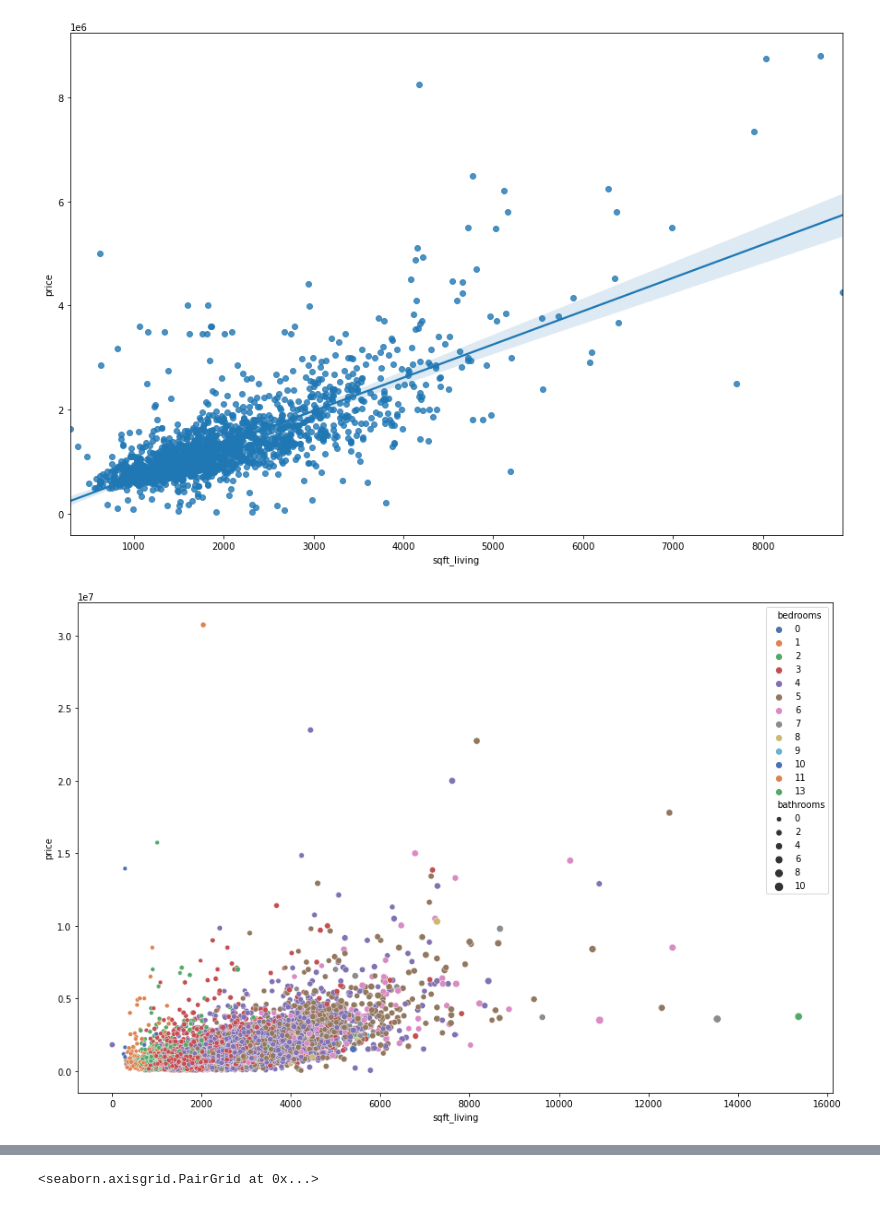
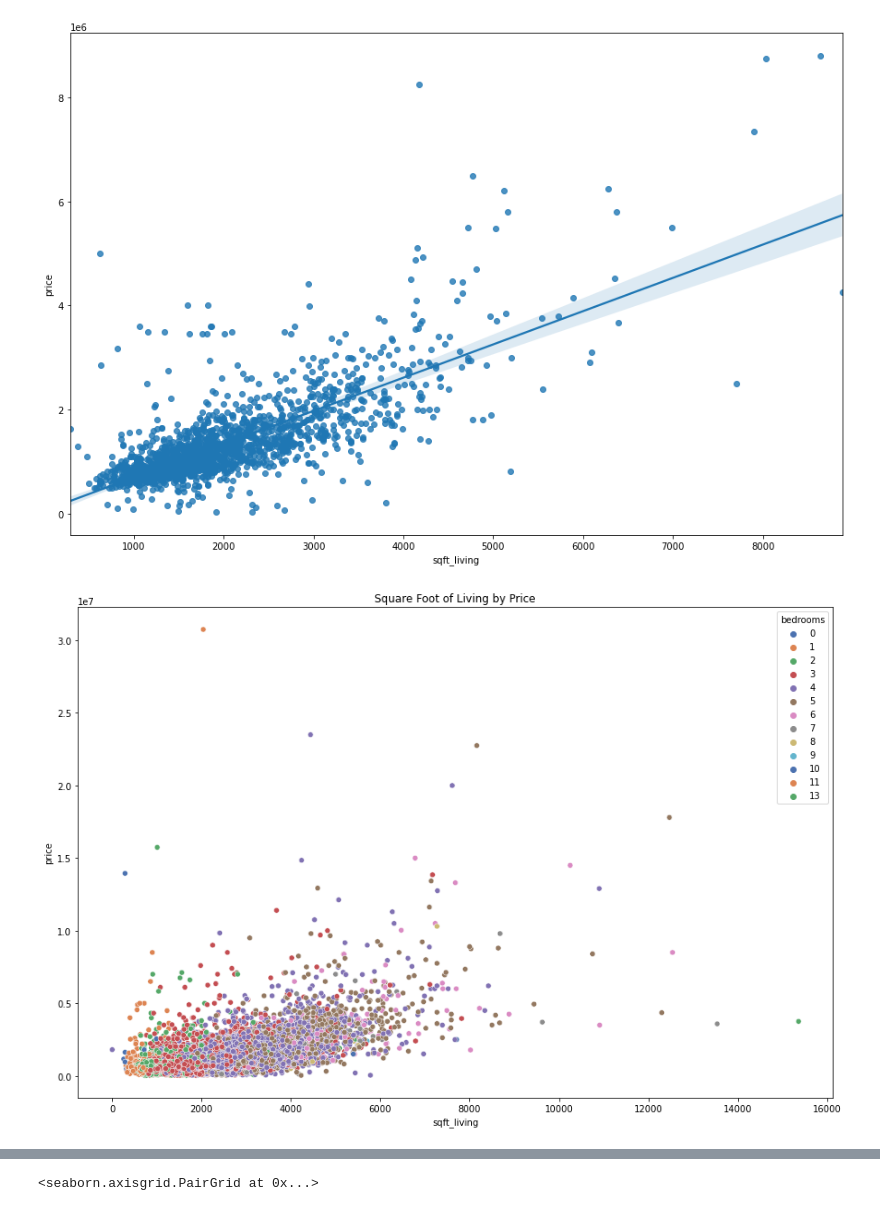
Before and after one commit to ewestrich/King-County-House-Sales, a Jupyter notebook: Daniel/project 2 .ipynb, the cells around one changed output, grey strips where cells are left out. Saved outputs shown, nothing was run; the diff lists cells and outputs as text; code cells hidden in the pictures.

```diff
--- a/Daniel/project 2 .ipynb
+++ b/Daniel/project 2 .ipynb
@@ -104,16 +108,17 @@ sns.regplot(x = x, y = y,  ax=ax);
 # %%
 #plotting the relationship of sqft of living vs price with bedrooms and bathrooms as other factors
 fig, ax = plt.subplots(figsize = (15,10))
 
 x = realkcdf['sqft_living']
 y = realkcdf['price']
 hue = realkcdf['bedrooms']
 size = realkcdf['bathrooms']
+#hue = hue, palette = 'deep', size = size,
 
-
-sns.scatterplot(x = x, y = y, hue = hue, palette = 'deep', size = size, ax=ax);
+sns.scatterplot(x = x, y = y, hue = hue, palette = 'deep', ax=ax)
+ax.set_title('Square Foot of Living by Price');
 # %% [output]
-[figure, old version]
+[figure, new version]
 # %%
 #plotting the view category and the mean price for each
 fig, ax = plt.subplots(figsize = (15,10))
```
Also changed, not shown: parts of 63 cells of this notebook.
